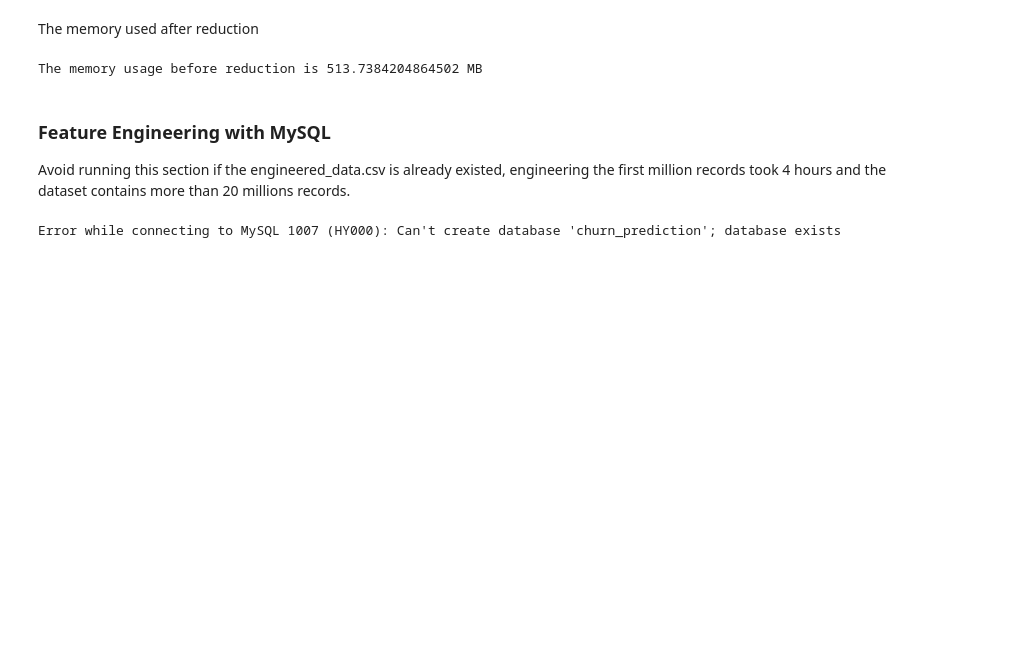
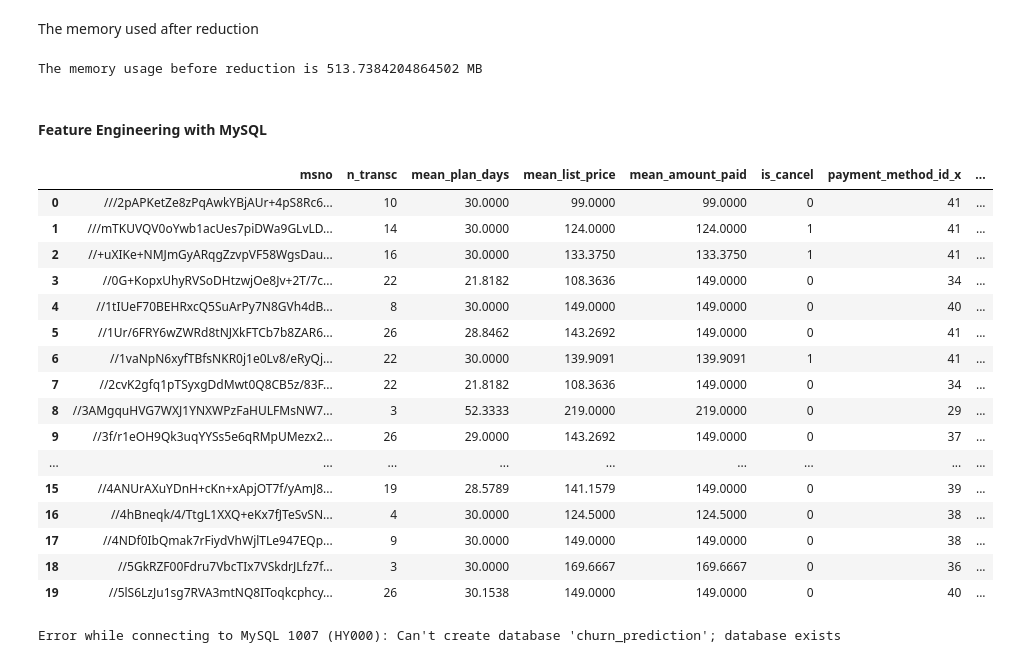
Before and after one commit to Arielwuhu/KKBox-s-Churn-Prediction, a Jupyter notebook: WSDM_KKBox's_Churn_Prediction_Challenge.ipynb, the cells around one changed output. Cells and saved outputs as stored; diff of their text form; code cells hidden in the pictures; blank space fills up the shorter version.

```diff
--- a/WSDM_KKBox's_Churn_Prediction_Challenge.ipynb
+++ b/WSDM_KKBox's_Churn_Prediction_Challenge.ipynb
@@ -118,15 +115,34 @@ mem = transactions_dat.memory_usage(index=True).sum()
 print("The memory usage before reduction is", mem /1024**2,"MB")
 # %% [output]
 The memory usage before reduction is 513.7384204864502 MB
-# %% [markdown]
-### Feature Engineering with MySQL
-
-Avoid running this section if the engineered_data.csv is already existed, engineering the first million records took 4 hours and the dataset contains more than 20 millions records.
+# %% [markdown]
+#### Feature Engineering with MySQL
 # %%
 try:
     engineered_df = pd.read_csv("engineered_data.csv")
+    engineered_df = engineered_df.iloc[: , 1:]
 except:
     pass
+# %%
+engineered_df.head(20)
+# %% [output]
+|  | msno | n_transc | mean_plan_days | mean_list_price | mean_amount_paid | is_cancel | payment_method_id_x | ... |
+| 0 | ///2pAPKetZe8zPqAwkYBjAUr+4pS8Rc6... | 10 | 30.0000 | 99.0000 | 99.0000 | 0 | 41 | ... |
+| 1 | ///mTKUVQV0oYwb1acUes7piDWa9GLvLD... | 14 | 30.0000 | 124.0000 | 124.0000 | 1 | 41 | ... |
+| 2 | //+uXIKe+NMJmGyARqgZzvpVF58WgsDau... | 16 | 30.0000 | 133.3750 | 133.3750 | 1 | 41 | ... |
+| 3 | //0G+KopxUhyRVSoDHtzwjOe8Jv+2T/7c... | 22 | 21.8182 | 108.3636 | 149.0000 | 0 | 34 | ... |
+| 4 | //1tIUeF70BEHRxcQ5SuArPy7N8GVh4dB... | 8 | 30.0000 | 149.0000 | 149.0000 | 0 | 40 | ... |
+| 5 | //1Ur/6FRY6wZWRd8tNJXkFTCb7b8ZAR6... | 26 | 28.8462 | 143.2692 | 149.0000 | 0 | 41 | ... |
+| 6 | //1vaNpN6xyfTBfsNKR0j1e0Lv8/eRyQj... | 22 | 30.0000 | 139.9091 | 139.9091 | 1 | 41 | ... |
+| 7 | //2cvK2gfq1pTSyxgDdMwt0Q8CB5z/83F... | 22 | 21.8182 | 108.3636 | 149.0000 | 0 | 34 | ... |
+| 8 | //3AMgquHVG7WXJ1YNXWPzFaHULFMsNW7... | 3 | 52.3333 | 219.0000 | 219.0000 | 0 | 29 | ... |
+| 9 | //3f/r1eOH9Qk3uqYYSs5e6qRMpUMezx2... | 26 | 29.0000 | 143.2692 | 149.0000 | 0 | 37 | ... |
+| ... | ... | ... | ... | ... | ... | ... | ... | ... |
+| 15 | //4ANUrAXuYDnH+cKn+xApjOT7f/yAmJ8... | 19 | 28.5789 | 141.1579 | 149.0000 | 0 | 39 | ... |
+| 16 | //4hBneqk/4/TtgL1XXQ+eKx7fJTeSvSN... | 4 | 30.0000 | 124.5000 | 124.5000 | 0 | 38 | ... |
+| 17 | //4NDf0IbQmak7rFiydVhWjlTLe947EQp... | 9 | 30.0000 | 149.0000 | 149.0000 | 0 | 38 | ... |
+| 18 | //5GkRZF00Fdru7VbcTIx7VSkdrJLfz7f... | 3 | 30.0000 | 169.6667 | 169.6667 | 0 | 36 | ... |
+| 19 | //5lS6LzJu1sg7RVA3mtNQ8IToqkcphcy... | 26 | 30.1538 | 149.0000 | 149.0000 | 0 | 40 | ... |
 # %%
 import mysql.connector as msql
 from mysql.connector import Error
```
Also changed, not shown: parts of 28 cells of this notebook.
